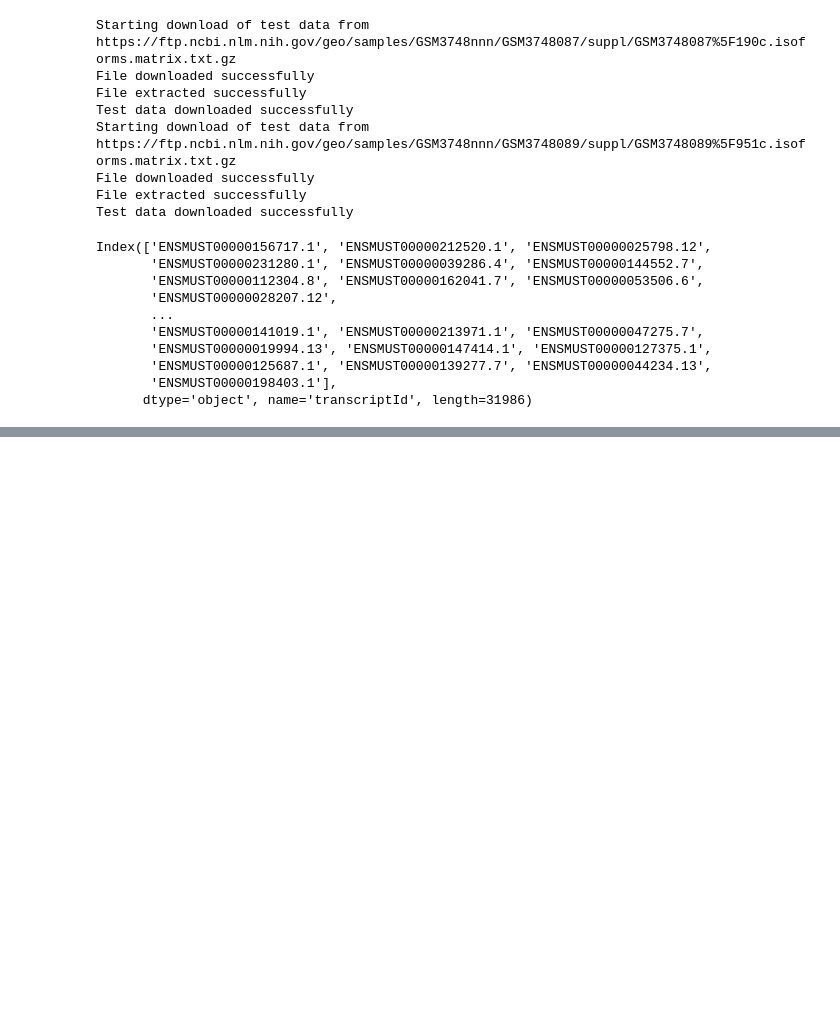
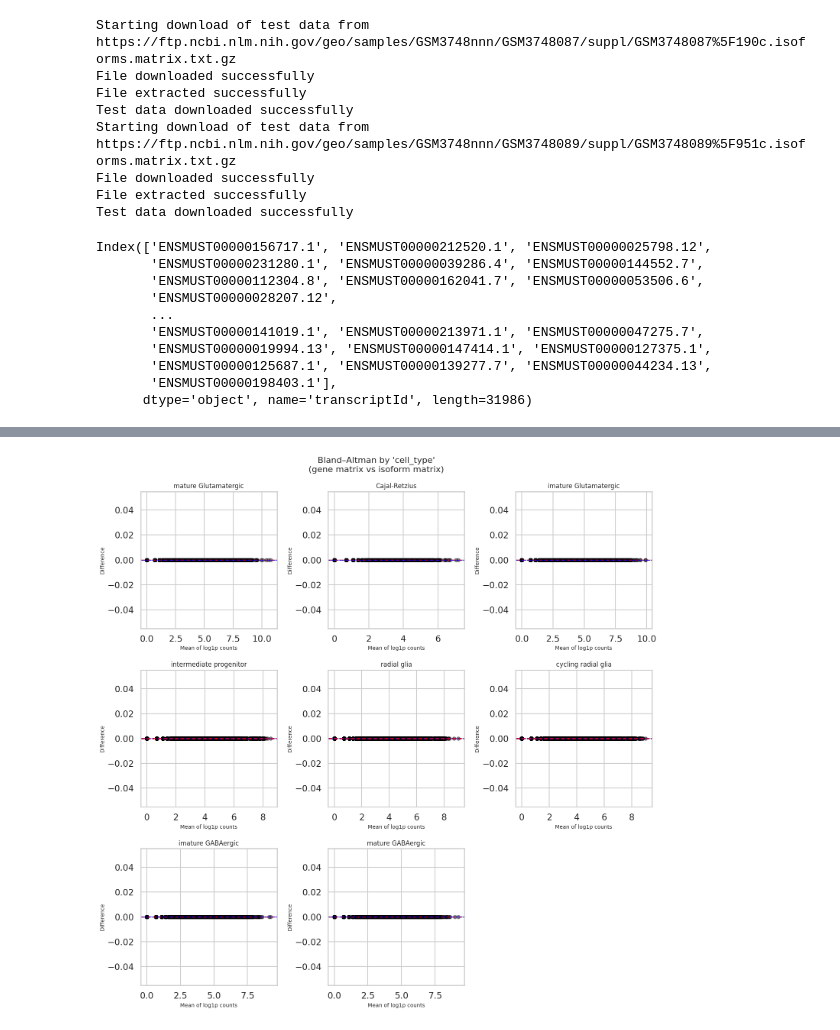
Before and after one commit to cobioda/allos, a Jupyter notebook: nbs/007_preprocesing.ipynb, the cells around one changed output, grey strips where cells are left out. Cells and saved outputs as stored; diff of their text form; code cells hidden in the pictures; blank space fills up the shorter version.

```diff
--- a/nbs/007_preprocesing.ipynb
+++ b/nbs/007_preprocesing.ipynb
@@ -380,3 +618,7 @@ Index(['0610009O20Rik', '1110020A21Rik', '1600014C23Rik', '1700028P14Rik',
+# %%
+gene_wise_bland_altman(adata_1=gene_adata, adata_2=combined_mouse_data, label_1="gene matrix", label_2 = "isoform matrix", facet_obs = "cell_type")
+# %% [output]
+[figure, added]
 # %%
 #| hide
 from nbdev.showdoc import *
```
Also changed, not shown: parts of 8 cells of this notebook, 4 other files.
